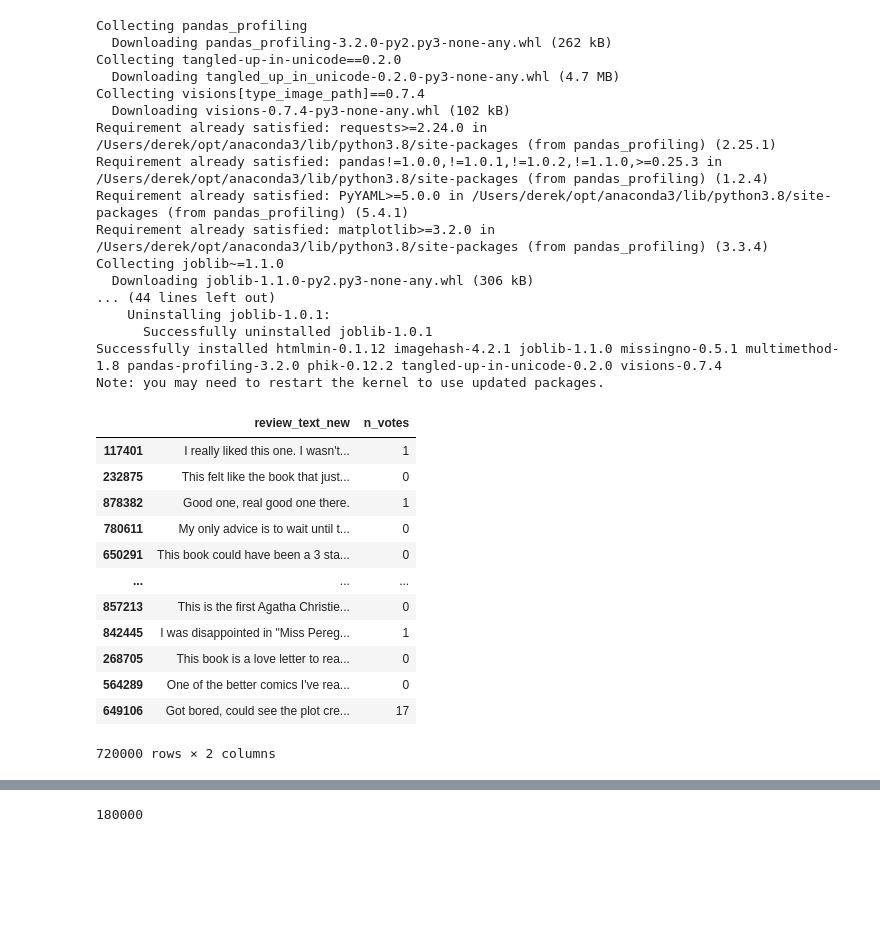
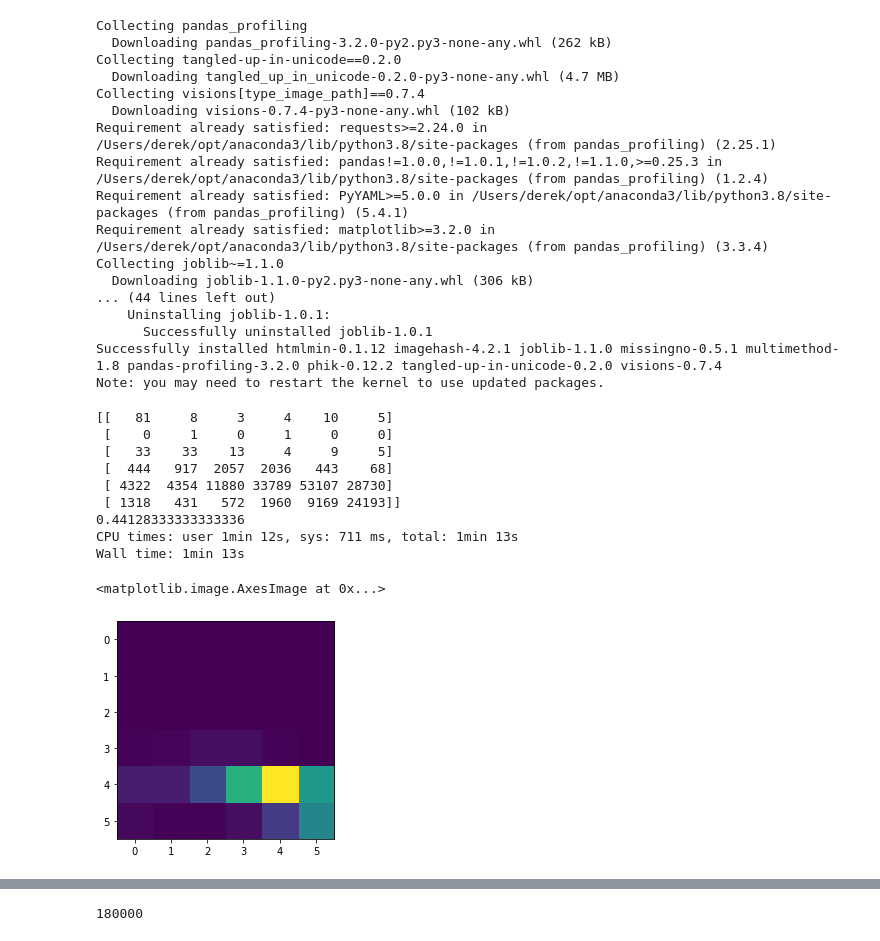
Before and after one commit to djstearns/goodreads, a Jupyter notebook: example.ipynb, the cells around one changed output, grey strips where cells are left out. Saved outputs shown, nothing was run; the diff lists cells and outputs as text; code cells hidden in the pictures; blank space fills up the shorter version.

```diff
--- a/example.ipynb
+++ b/example.ipynb
@@ -2,7 +2,7 @@
 from zipfile import ZipFile
 import pandas as pd
 # %%
-df = pd.read_csv('goodreads_train.csv.zip')
+df = pd.read_csv('../goodreads_train.csv')
 # %%
 df.columns
 # %% [output]
@@ -42,29 +42,36 @@ from sklearn.metrics import confusion_matrix, accuracy_score
 from sklearn.pipeline import Pipeline
 import matplotlib.pyplot as plt
 df['review_text_new'] = df['review_text'].astype('U')
-X = df[['review_text_new','n_votes']]
+#X = df[['review_text_new','n_votes']]
+X = df['review_text_new']
 y = df['rating'].astype('U')
 X_train, X_val, y_train, y_val = train_test_split(X, y, test_size = 0.2, stratify = y)
 # %%
-vectorizer = TfidfVectorizer(lowercase = True,stop_words = 'english',analyzer = 'word')
-vectors = vectorizer.fit_transform(X_train['review_text_new'])
-feature_names = vectorizer.get_feature_names()
-dense = vectors.todense()
-denselist = dense.tolist()
-df_d = pd.DataFrame(denselist, columns=feature_names)
+%%time
+pipe = Pipeline([('tfidf_vectorizer',TfidfVectorizer(lowercase = True,
+                                                     stop_words = 'english',
+                                                    analyzer = 'word')),
+
+                 ('naive_bayes', MultinomialNB())])
+
+le = LabelEncoder()
+y_train = le.fit_transform(y_train)
+y_val = le.transform(y_val)
+
+pipe.fit(list(X_train), list(y_train))
+y_pred = pipe.predict(X_val)
+print(confusion_matrix(y_pred, y_val))
+print(accuracy_score(y_pred, y_val))
+plt.imshow(confusion_matrix(y_pred, y_val))
+# %% [output]
+[[   81     8     3     4    10     5]
+ [    0     1     0     1     0     0]
+ [   33    33    13     4     9     5]
+ [  444   917  2057  2036   443    68]
+ [ 4322  4354 11880 33789 53107 28730]
+ [ 1318   431   572  1960  9169 24193]]
+0.44128333333333336
+CPU times: user 1min 12s, sys: 711 ms, total: 1min 13s
+Wall time: 1min 13s
+<matplotlib.image.AxesImage at 0x...>
+[figure, added]
-# %%
-X_train
-# %% [output]
-|  | review_text_new | n_votes |
-| 117401 | I really liked this one. I wasn't... | 1 |
-| 232875 | This felt like the book that just... | 0 |
-| 878382 | Good one, real good one there. | 1 |
-| 780611 | My only advice is to wait until t... | 0 |
-| 650291 | This book could have been a 3 sta... | 0 |
-| ... | ... | ... |
-| 857213 | This is the first Agatha Christie... | 0 |
-| 842445 | I was disappointed in "Miss Pereg... | 1 |
-| 268705 | This book is a love letter to rea... | 0 |
-| 564289 | One of the better comics I've rea... | 0 |
-| 649106 | Got bored, could see the plot cre... | 17 |
-720000 rows × 2 columns
```
Also changed, not shown: parts of 10 cells of this notebook, 22 other files.
